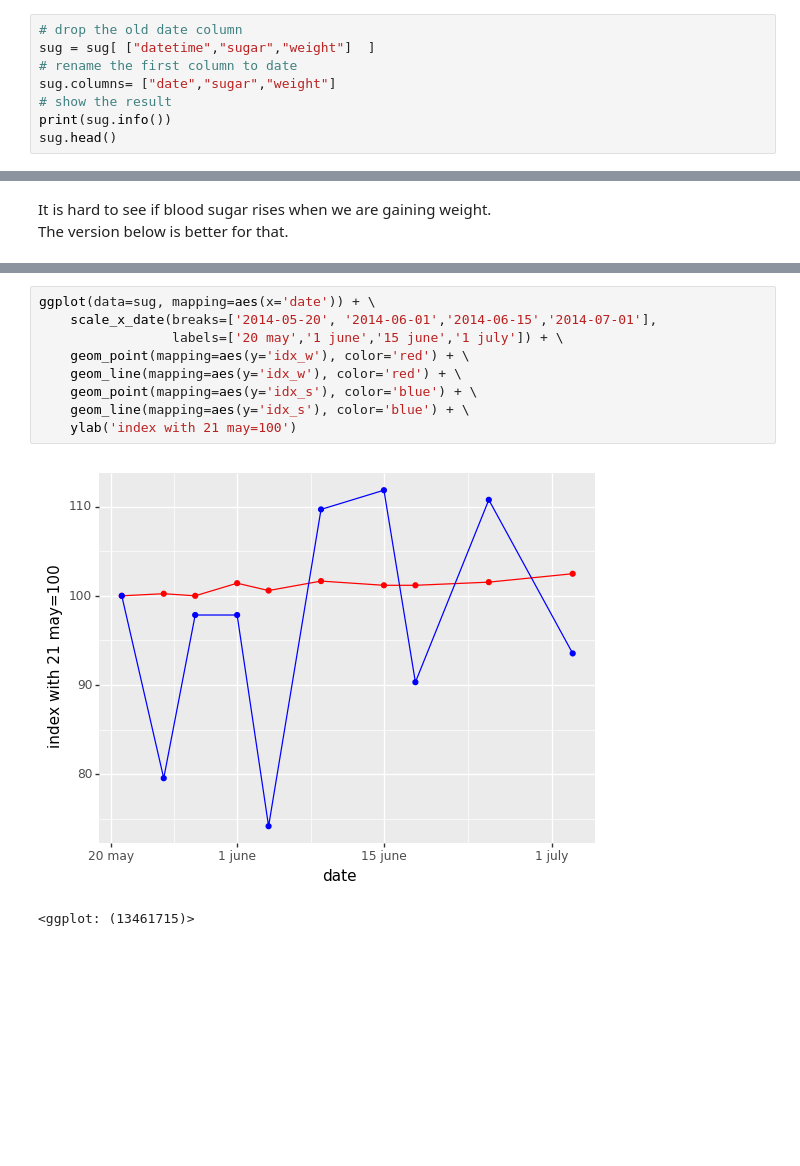
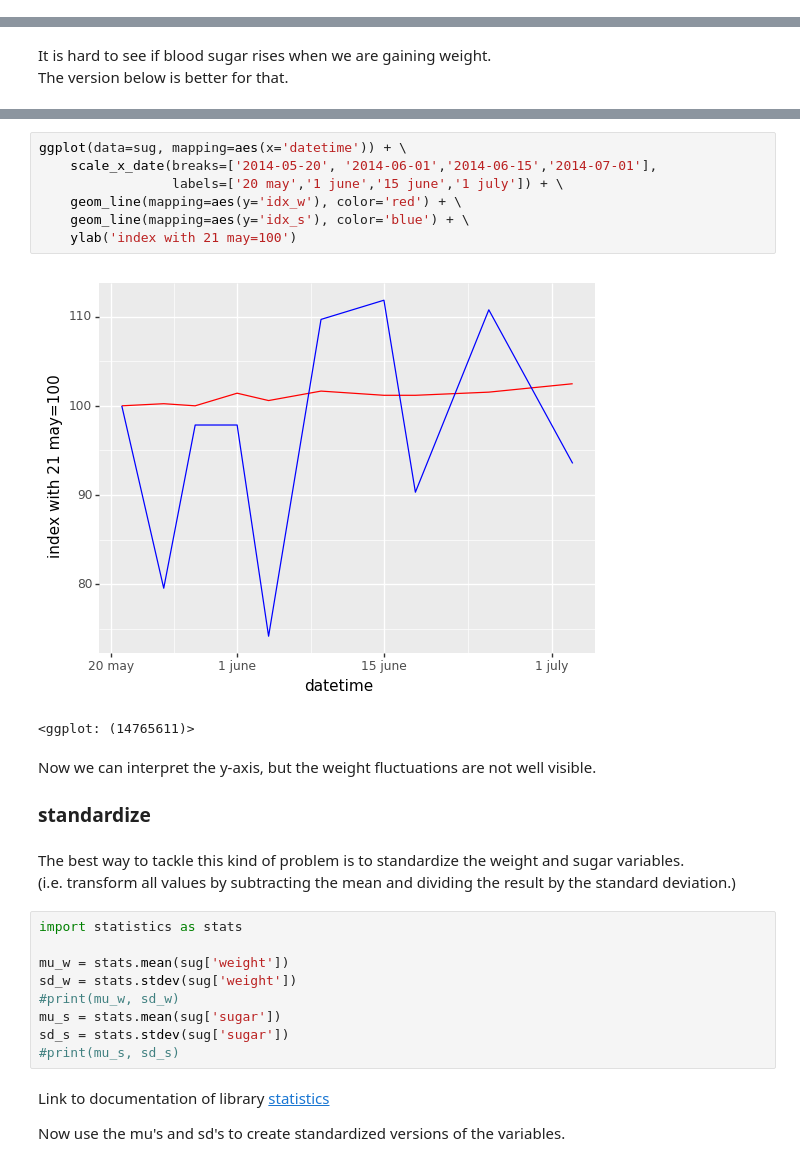
Before and after one commit to vilkoos/ggplot_cookbook, a Jupyter notebook: cookbook/440_scale_xy_date.ipynb, the cells around one changed output, grey strips where cells are left out. Cells and saved outputs as stored; diff of their text form; blank space fills up the shorter version.

```diff
--- a/cookbook/440_scale_xy_date.ipynb
+++ b/cookbook/440_scale_xy_date.ipynb
@@ -83,11 +83,3 @@ None
 | 2 | 28-5-2014 | 9.1 | 84.9 | 2014-05-28 |
 | 3 | 1-6-2014 | 9.1 | 86.1 | 2014-06-01 |
 | 4 | 4-6-2014 | 6.9 | 85.4 | 2014-06-04 |
-# %%
-# drop the old date column
-sug = sug[ ["datetime","sugar","weight"]  ]
-# rename the first column to date
-sug.columns= ["date","sugar","weight"]
-# show the result
-print(sug.info())
-sug.head()
@@ -197,12 +164,31 @@ sug.head(10)
 # %%
-ggplot(data=sug, mapping=aes(x='date')) + \
+ggplot(data=sug, mapping=aes(x='datetime')) + \
     scale_x_date(breaks=['2014-05-20', '2014-06-01','2014-06-15','2014-07-01'],
                  labels=['20 may','1 june','15 june','1 july']) + \
-    geom_point(mapping=aes(y='idx_w'), color='red') + \
     geom_line(mapping=aes(y='idx_w'), color='red') + \
-    geom_point(mapping=aes(y='idx_s'), color='blue') + \
     geom_line(mapping=aes(y='idx_s'), color='blue') + \
     ylab('index with 21 may=100')
 # %% [output]
-[figure, old version]
+[figure, new version]
-<ggplot: (13461715)>
+<ggplot: (14765611)>
+# %% [markdown]
+Now we can interpret the y-axis, but the weight fluctuations are not well visible.
+
+
+### standardize
+# %% [markdown]
+The best way to tackle this kind of problem is to standardize the weight and sugar variables.
+(i.e. transform all values by subtracting the mean and dividing the result by the standard deviation.)
+# %%
+import statistics as stats
+
+mu_w = stats.mean(sug['weight'])
+sd_w = stats.stdev(sug['weight'])
+#print(mu_w, sd_w)
+mu_s = stats.mean(sug['sugar'])
+sd_s = stats.stdev(sug['sugar'])
+#print(mu_s, sd_s)
+# %% [markdown]
+Link to documentation of library [statistics](https://docs.python.org/3/library/statistics.html)
+
+Now use the mu's and sd's to create standardized versions of the variables.
```
Also changed, not shown: parts of 13 cells of this notebook, 2 other files.
